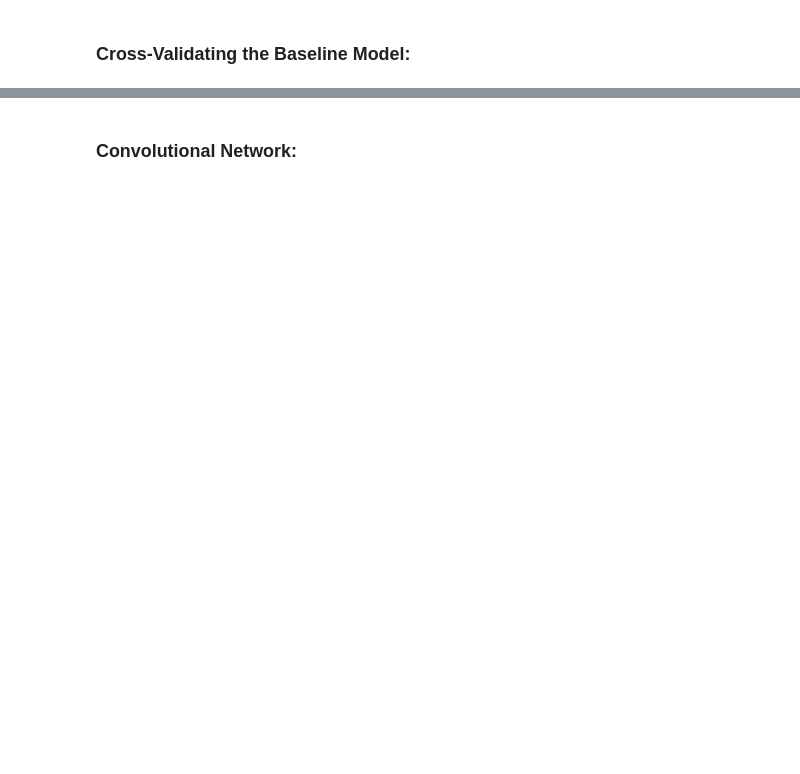
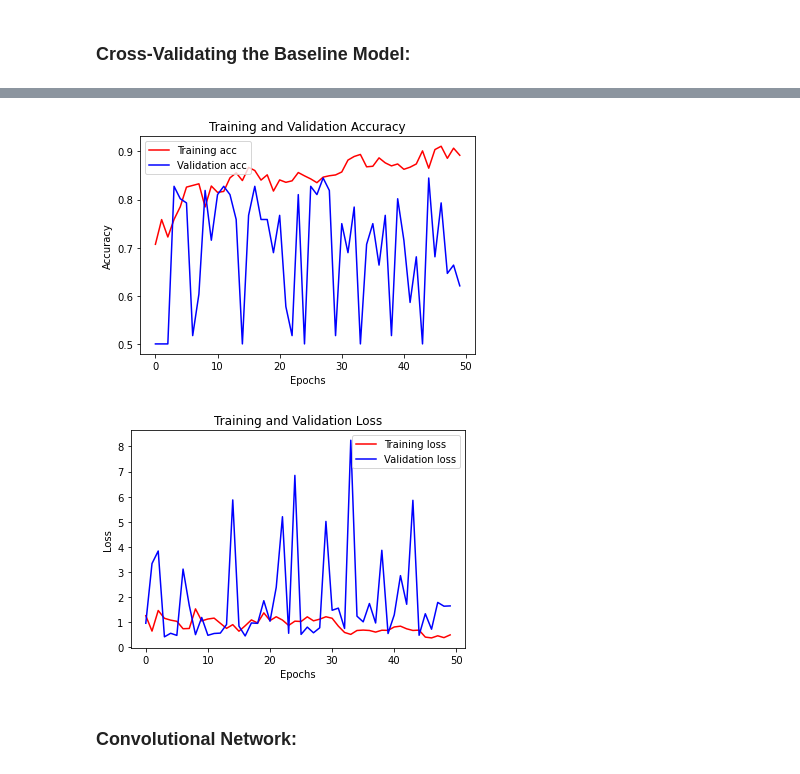
Before and after one commit to rookiescientist-andre/Identifying-Pneumonia-with-Deep-Learning, a Jupyter notebook: notebook.ipynb, the cells around one changed output, grey strips where cells are left out. Saved outputs shown, nothing was run; the diff lists cells and outputs as text; code cells hidden in the pictures; blank space fills up the shorter version.

Commit message:
Started second model

```diff
--- a/notebook.ipynb
+++ b/notebook.ipynb
@@ -267,0 +370,10 @@ validation_scores.mean()
+# %%
+regularized_model = Sequential()
+regularized_model.add(Dense(42, activation='relu',
+                            kernel_regularizer=regularizers.l2(0.005), input_shape=(12288, )))
+regularized_model.add(Dense(1, activation = 'sigmoid'))
+regularized_model.compile(loss='binary_crossentropy',
+                  optimizer='RMSprop',
+                  metrics=['acc'])
+results = regularized_model.fit(X_train_final, y_train, epochs=50, batch_size=100,
+                                      validation_data=(X_val_final, y_val))
@@ -268,2 +398,7 @@ validation_scores.mean()
+# %%
+visualize_training_results(results)
+# %% [output]
+[figure, added]
+[figure, added]
 # %% [markdown]
 ### Convolutional Network:
```
Also changed, not shown: parts of 18 cells of this notebook.
